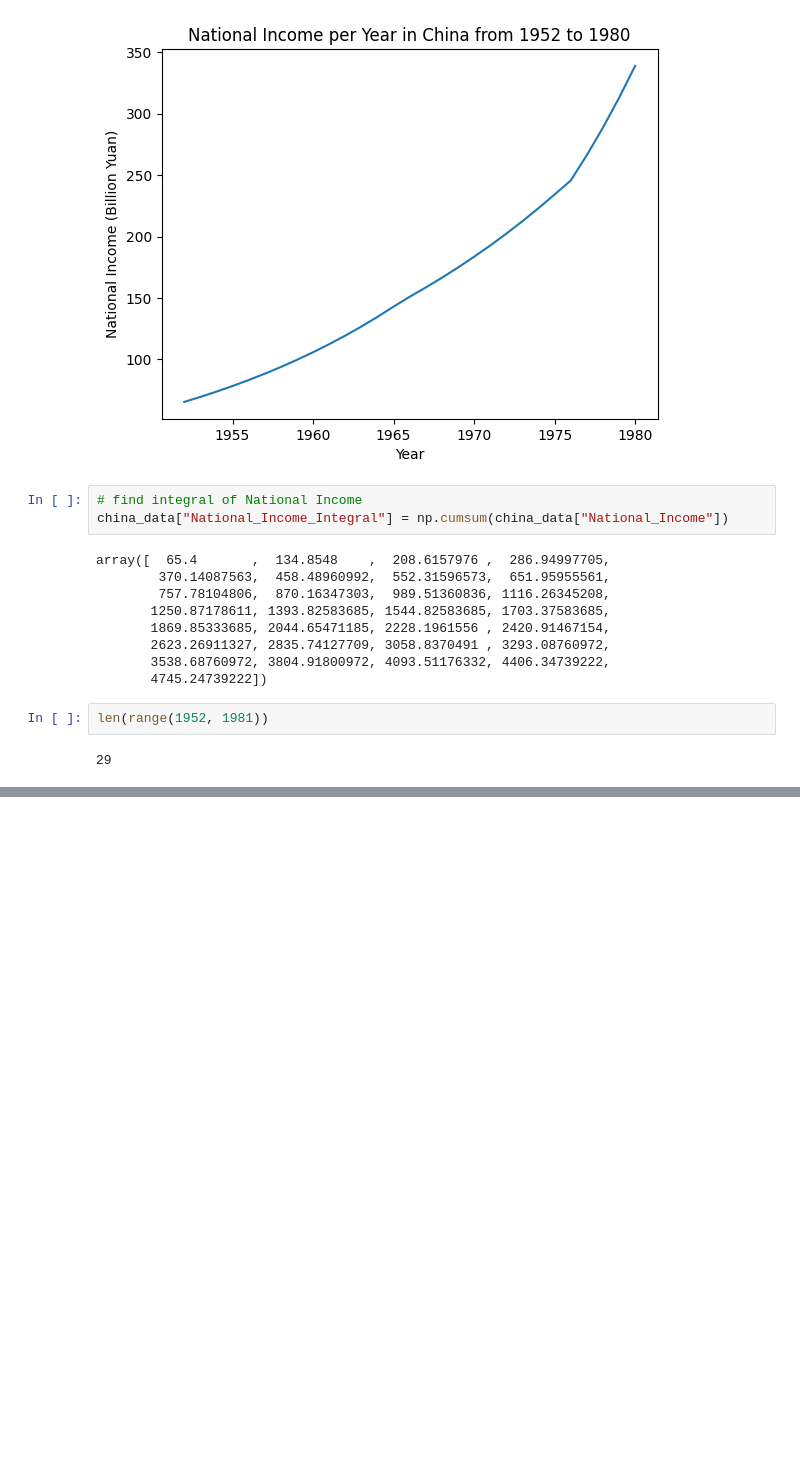
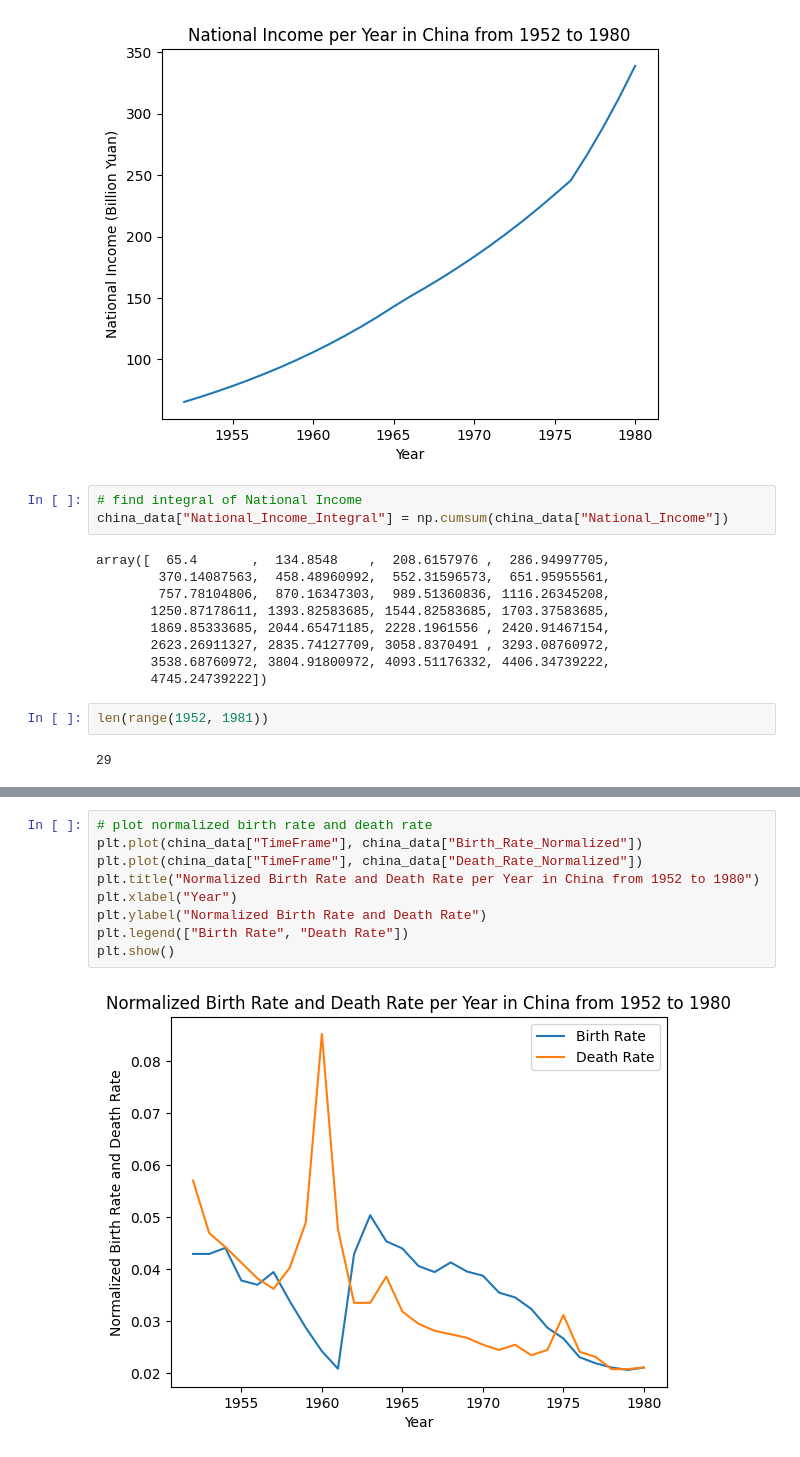
Before and after one commit to Mkrolick/My-Last-History-Class, a Jupyter notebook: history-book.ipynb, the cells around one changed output, grey strips where cells are left out. Drawn from its saved outputs; the diff is of its cells as text; blank space fills up the shorter version.

```diff
--- a/history-book.ipynb
+++ b/history-book.ipynb
@@ -60,0 +95,11 @@ len(range(1952, 1981))
+# %%
+# plot normalized birth rate and death rate
+plt.plot(china_data["TimeFrame"], china_data["Birth_Rate_Normalized"])
+plt.plot(china_data["TimeFrame"], china_data["Death_Rate_Normalized"])
+plt.title("Normalized Birth Rate and Death Rate per Year in China from 1952 to 1980")
+plt.xlabel("Year")
+plt.ylabel("Normalized Birth Rate and Death Rate")
+plt.legend(["Birth Rate", "Death Rate"])
+plt.show()
+# %% [output]
+[figure, added]
```
Also changed, not shown: parts of 10 cells of this notebook.
